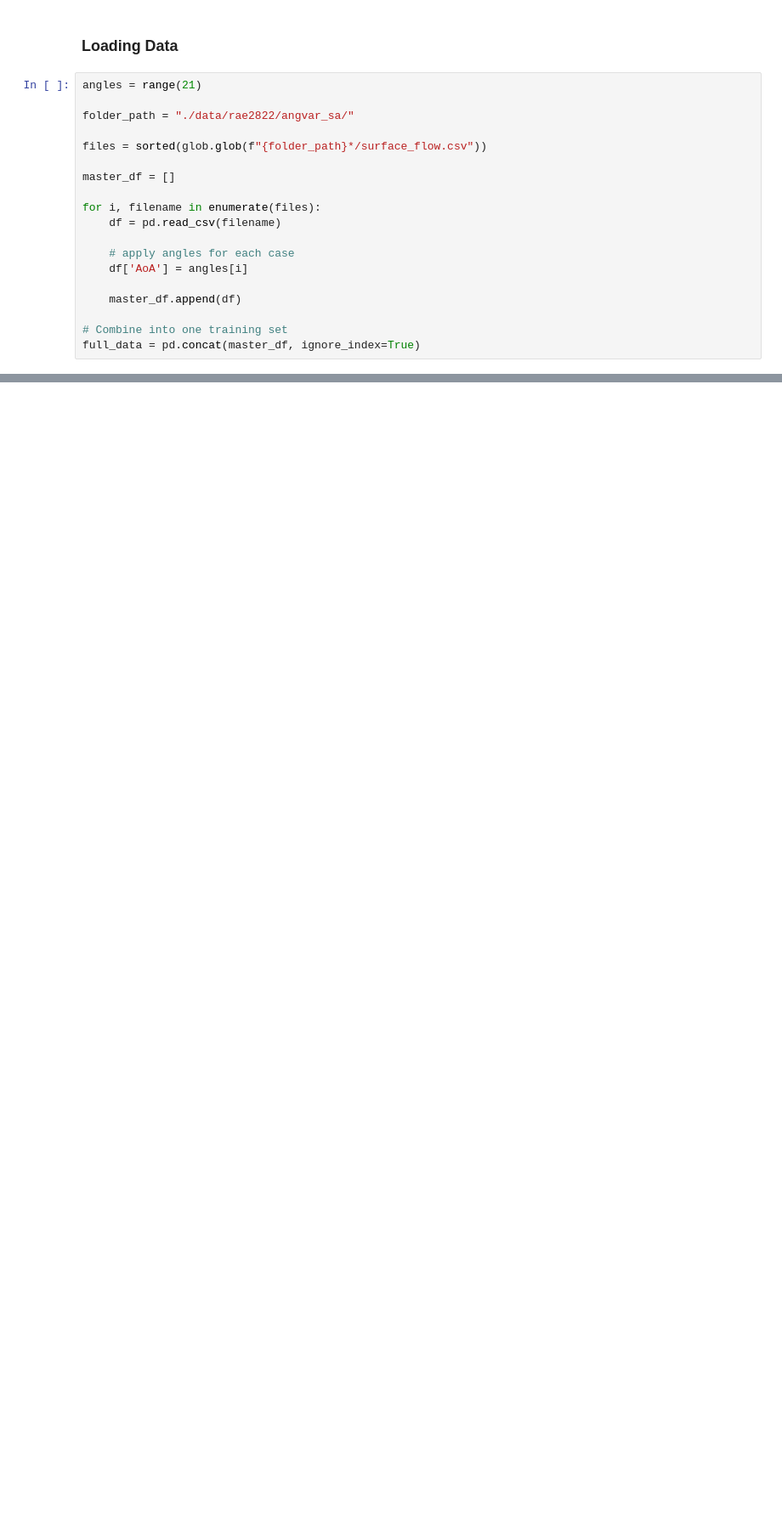
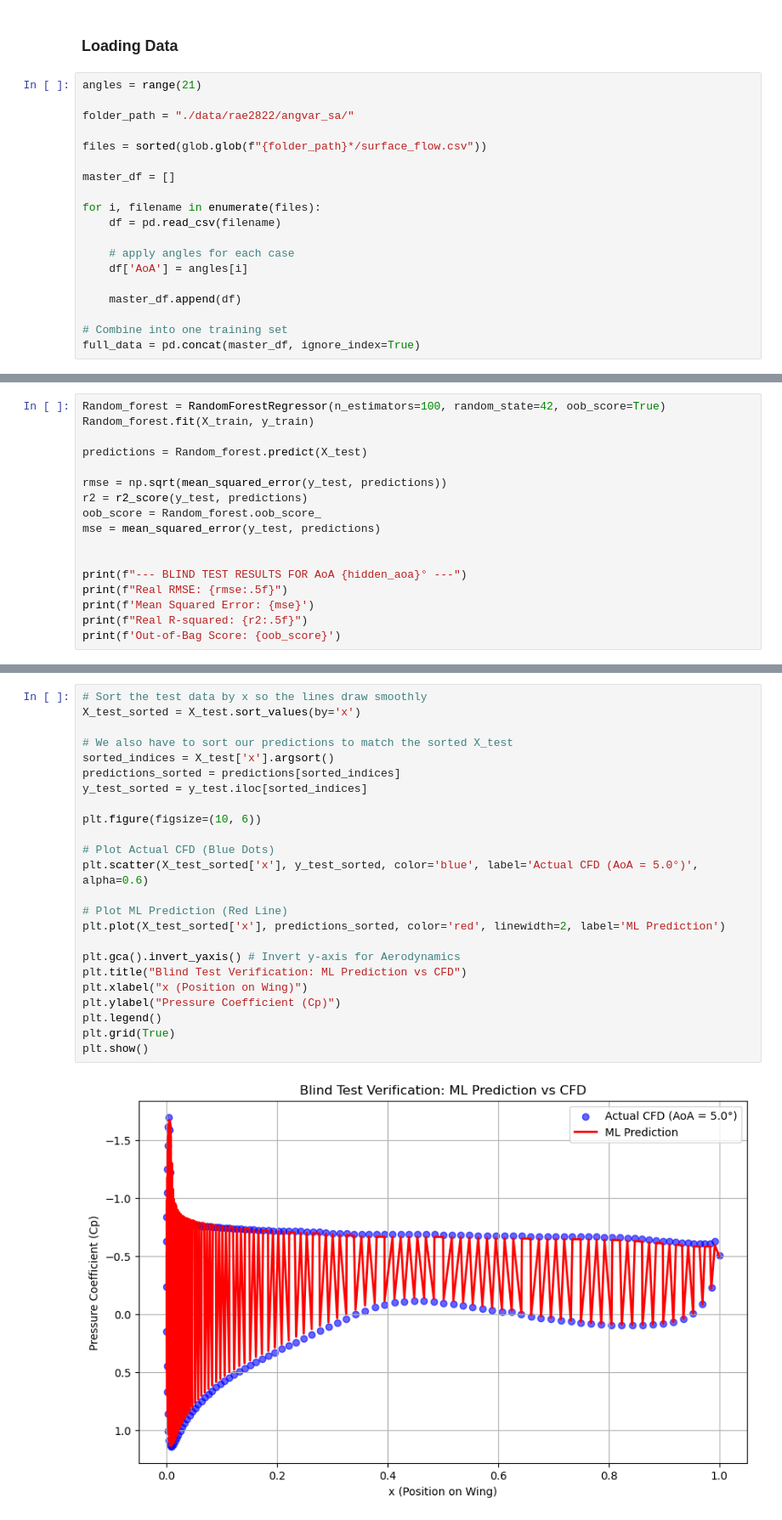
Before and after one commit to ItsKong/CFD-Machine-learning, a Jupyter notebook: Rae2822-Model.ipynb, the cells around one changed output, grey strips where cells are left out. Shown at 85% size. Saved outputs shown, nothing was run; the diff lists cells and outputs as text; blank space fills up the shorter version.

Commit message:
train random forest model and visualization

```diff
--- a/Rae2822-Model.ipynb
+++ b/Rae2822-Model.ipynb
@@ -65,0 +65,17 @@ plt.show()
+# %%
+Random_forest = RandomForestRegressor(n_estimators=100, random_state=42, oob_score=True)
+Random_forest.fit(X_train, y_train)
+
+predictions = Random_forest.predict(X_test)
+
+rmse = np.sqrt(mean_squared_error(y_test, predictions))
+r2 = r2_score(y_test, predictions)
+oob_score = Random_forest.oob_score_
+mse = mean_squared_error(y_test, predictions)
+
+
+print(f"--- BLIND TEST RESULTS FOR AoA {hidden_aoa}° ---")
+print(f"Real RMSE: {rmse:.5f}")
+print(f'Mean Squared Error: {mse}')
+print(f"Real R-squared: {r2:.5f}")
+print(f'Out-of-Bag Score: {oob_score}')
@@ -65,0 +88,26 @@ plt.show()
+# %%
+# Sort the test data by x so the lines draw smoothly
+X_test_sorted = X_test.sort_values(by='x')
+
+# We also have to sort our predictions to match the sorted X_test
+sorted_indices = X_test['x'].argsort()
+predictions_sorted = predictions[sorted_indices]
+y_test_sorted = y_test.iloc[sorted_indices]
+
+plt.figure(figsize=(10, 6))
+
+# Plot Actual CFD (Blue Dots)
+plt.scatter(X_test_sorted['x'], y_test_sorted, color='blue', label='Actual CFD (AoA = 5.0°)', alpha=0.6)
+
+# Plot ML Prediction (Red Line)
+plt.plot(X_test_sorted['x'], predictions_sorted, color='red', linewidth=2, label='ML Prediction')
+
+plt.gca().invert_yaxis() # Invert y-axis for Aerodynamics
+plt.title("Blind Test Verification: ML Prediction vs CFD")
+plt.xlabel("x (Position on Wing)")
+plt.ylabel("Pressure Coefficient (Cp)")
+plt.legend()
+plt.grid(True)
+plt.show()
+# %% [output]
+[figure, added]
```
Also changed, not shown: parts of 7 cells of this notebook, 1 other file.
